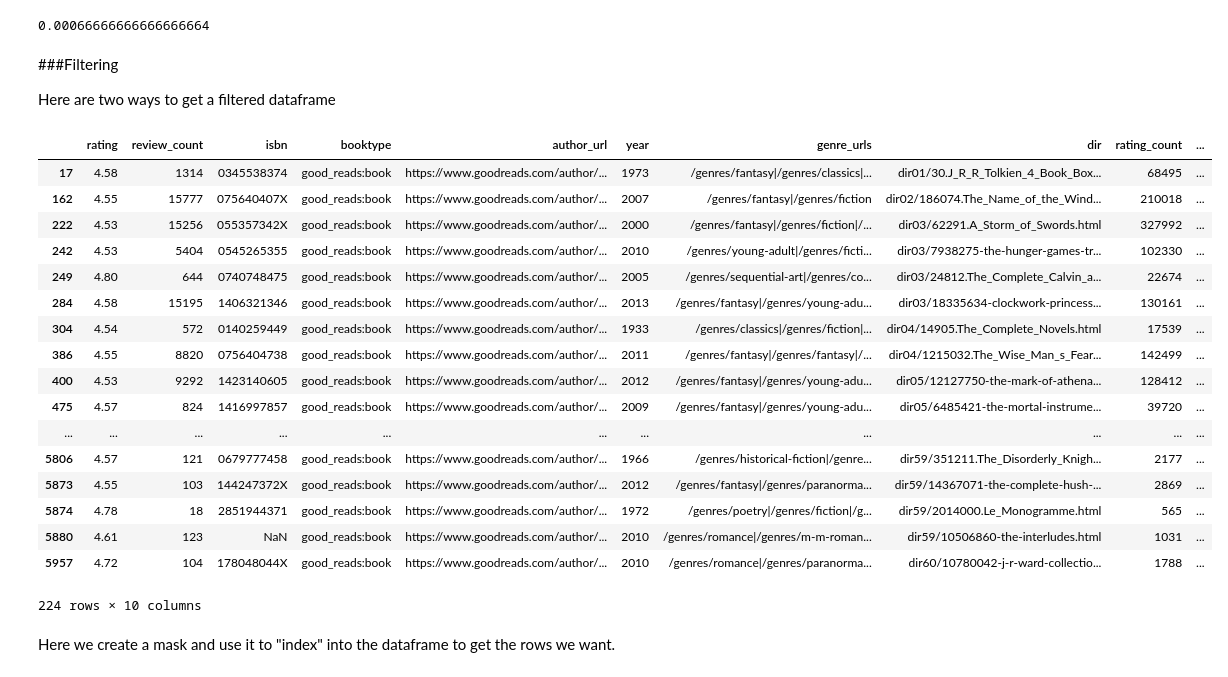
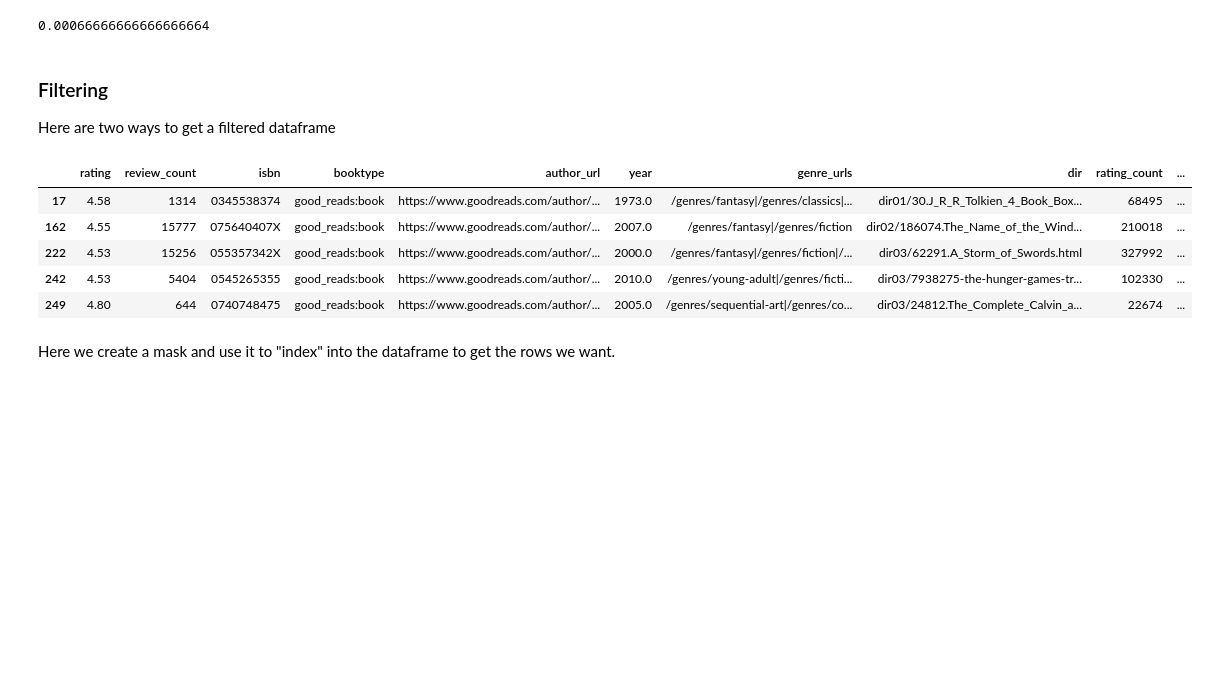
Before and after one commit to kamilucha123/2015lab1, a Jupyter notebook: Lab1-pythonpandas.ipynb, the cells around one changed output. Cells and saved outputs as stored; diff of their text form; code cells hidden in the pictures; blank space fills up the shorter version.

```diff
--- a/Lab1-pythonpandas.ipynb
+++ b/Lab1-pythonpandas.ipynb
@@ -17,8 +17,9 @@ import matplotlib.cm as cm #allows us easy access to colormaps
 import matplotlib.pyplot as plt #sets up plotting under plt
 import pandas as pd #lets us handle data as dataframes
 #sets up pandas table display
-#pd.set_option('display.width', 500)
-#pd.set_option('display.max_columns', 100)
+pd.set_option('display.width', 500)
+pd.set_option('display.max_columns', 100)
+pd.set_option('display.max_rows', 20)
 pd.set_option('display.notebook_repr_html', True)
 import seaborn as sns #sets up styles and gives us more plotting options
 # %% [markdown]
@@ -178,30 +166,18 @@ Or directly, in Pandas, which works since `df.rating < 3` is a pandas Series.
 # %% [output]
 0.00066666666666666664
 # %% [markdown]
-###Filtering
+### Filtering
 
 Here are two ways to get a filtered dataframe
 # %%
-df.query("rating > 4.5")
+df.query("rating > 4.5").head()
 # %% [output]
 |  | rating | review_count | isbn | booktype | author_url | year | genre_urls | dir | rating_count | ... |
-| 17 | 4.58 | 1314 | 0345538374 | good_reads:book | https://www.goodreads.com/author/... | 1973 | /genres/fantasy|/genres/classics|... | dir01/30.J_R_R_Tolkien_4_Book_Box... | 68495 | ... |
-| 162 | 4.55 | 15777 | 075640407X | good_reads:book | https://www.goodreads.com/author/... | 2007 | /genres/fantasy|/genres/fiction | dir02/186074.The_Name_of_the_Wind... | 210018 | ... |
-| 222 | 4.53 | 15256 | 055357342X | good_reads:book | https://www.goodreads.com/author/... | 2000 | /genres/fantasy|/genres/fiction|/... | dir03/62291.A_Storm_of_Swords.html | 327992 | ... |
-| 242 | 4.53 | 5404 | 0545265355 | good_reads:book | https://www.goodreads.com/author/... | 2010 | /genres/young-adult|/genres/ficti... | dir03/7938275-the-hunger-games-tr... | 102330 | ... |
-| 249 | 4.80 | 644 | 0740748475 | good_reads:book | https://www.goodreads.com/author/... | 2005 | /genres/sequential-art|/genres/co... | dir03/24812.The_Complete_Calvin_a... | 22674 | ... |
-| 284 | 4.58 | 15195 | 1406321346 | good_reads:book | https://www.goodreads.com/author/... | 2013 | /genres/fantasy|/genres/young-adu... | dir03/18335634-clockwork-princess... | 130161 | ... |
-| 304 | 4.54 | 572 | 0140259449 | good_reads:book | https://www.goodreads.com/author/... | 1933 | /genres/classics|/genres/fiction|... | dir04/14905.The_Complete_Novels.html | 17539 | ... |
-| 386 | 4.55 | 8820 | 0756404738 | good_reads:book | https://www.goodreads.com/author/... | 2011 | /genres/fantasy|/genres/fantasy|/... | dir04/1215032.The_Wise_Man_s_Fear... | 142499 | ... |
-| 400 | 4.53 | 9292 | 1423140605 | good_reads:book | https://www.goodreads.com/author/... | 2012 | /genres/fantasy|/genres/young-adu... | dir05/12127750-the-mark-of-athena... | 128412 | ... |
-| 475 | 4.57 | 824 | 1416997857 | good_reads:book | https://www.goodreads.com/author/... | 2009 | /genres/fantasy|/genres/young-adu... | dir05/6485421-the-mortal-instrume... | 39720 | ... |
-| ... | ... | ... | ... | ... | ... | ... | ... | ... | ... | ... |
-| 5806 | 4.57 | 121 | 0679777458 | good_reads:book | https://www.goodreads.com/author/... | 1966 | /genres/historical-fiction|/genre... | dir59/351211.The_Disorderly_Knigh... | 2177 | ... |
-| 5873 | 4.55 | 103 | 144247372X | good_reads:book | https://www.goodreads.com/author/... | 2012 | /genres/fantasy|/genres/paranorma... | dir59/14367071-the-complete-hush-... | 2869 | ... |
-| 5874 | 4.78 | 18 | 2851944371 | good_reads:book | https://www.goodreads.com/author/... | 1972 | /genres/poetry|/genres/fiction|/g... | dir59/2014000.Le_Monogramme.html | 565 | ... |
-| 5880 | 4.61 | 123 | NaN | good_reads:book | https://www.goodreads.com/author/... | 2010 | /genres/romance|/genres/m-m-roman... | dir59/10506860-the-interludes.html | 1031 | ... |
-| 5957 | 4.72 | 104 | 178048044X | good_reads:book | https://www.goodreads.com/author/... | 2010 | /genres/romance|/genres/paranorma... | dir60/10780042-j-r-ward-collectio... | 1788 | ... |
+| 17 | 4.58 | 1314 | 0345538374 | good_reads:book | https://www.goodreads.com/author/... | 1973.0 | /genres/fantasy|/genres/classics|... | dir01/30.J_R_R_Tolkien_4_Book_Box... | 68495 | ... |
+| 162 | 4.55 | 15777 | 075640407X | good_reads:book | https://www.goodreads.com/author/... | 2007.0 | /genres/fantasy|/genres/fiction | dir02/186074.The_Name_of_the_Wind... | 210018 | ... |
+| 222 | 4.53 | 15256 | 055357342X | good_reads:book | https://www.goodreads.com/author/... | 2000.0 | /genres/fantasy|/genres/fiction|/... | dir03/62291.A_Storm_of_Swords.html | 327992 | ... |
+| 242 | 4.53 | 5404 | 0545265355 | good_reads:book | https://www.goodreads.com/author/... | 2010.0 | /genres/young-adult|/genres/ficti... | dir03/7938275-the-hunger-games-tr... | 102330 | ... |
+| 249 | 4.80 | 644 | 0740748475 | good_reads:book | https://www.goodreads.com/author/... | 2005.0 | /genres/sequential-art|/genres/co... | dir03/24812.The_Complete_Calvin_a... | 22674 | ... |
-224 rows × 10 columns
 # %% [markdown]
 Here we create a mask and use it to "index" into the dataframe to get the rows we want.
 # %%
```
Also changed, not shown: parts of 23 cells of this notebook.
